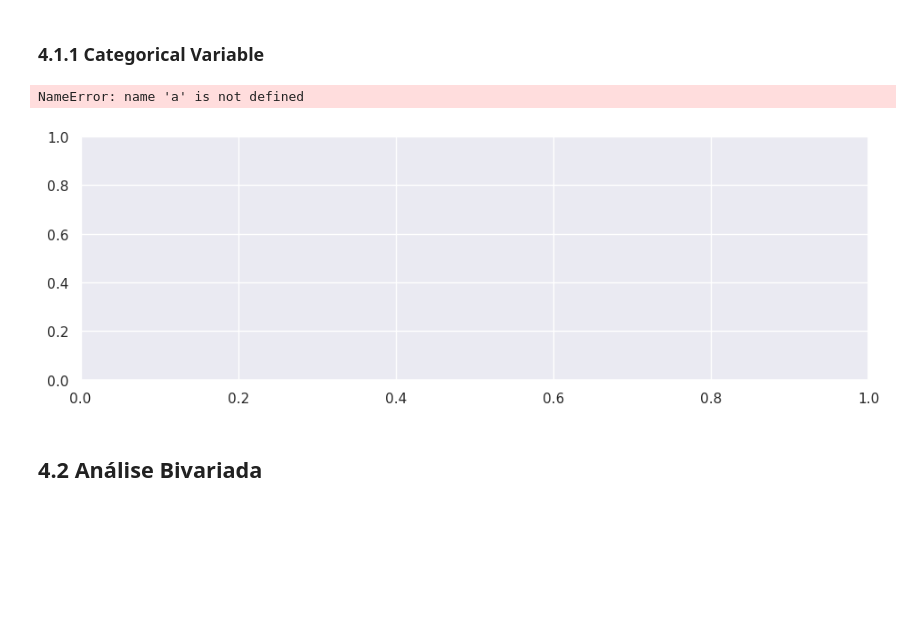
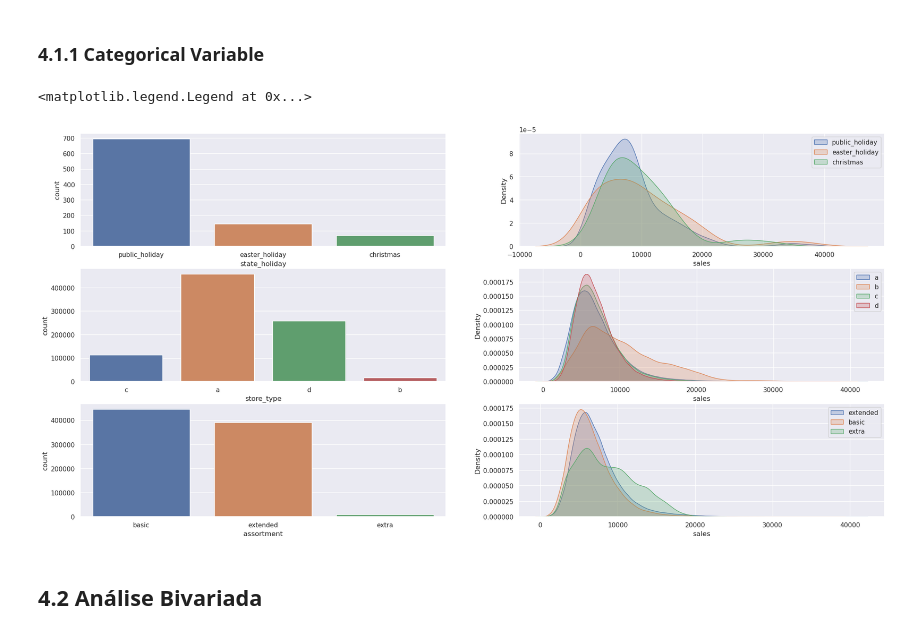
Before and after one commit to matheusventurads/Rossmann-sales-forecast, a Jupyter notebook: m04_v01_store_sales_prediction.ipynb, the cells around one changed output. Drawn from its saved outputs; the diff is of its cells as text; code cells hidden in the pictures; blank space fills up the shorter version.

```diff
--- a/m04_v01_store_sales_prediction.ipynb
+++ b/m04_v01_store_sales_prediction.ipynb
@@ -416,37 +430,37 @@ num_attributes.hist(bins=25);
 # state_holiday
 plt.subplot(3, 2, 1)
 ax = df4[df4['state_holiday'] != 'regular_day']
-sns.countplot(x=a['state_holiday'])
+sns.countplot(x=ax['state_holiday'])
 
 plt.subplot(3, 2, 2)
 ax1 = sns.kdeplot(df4[df4['state_holiday'] == 'public_holiday']['sales'], label='public_holiday', fill=True)
 ax1 = sns.kdeplot(df4[df4['state_holiday'] == 'easter_holiday']['sales'], label='easter_holiday', fill=True)
 ax1 = sns.kdeplot(df4[df4['state_holiday'] == 'christmas']['sales'], label='christmas', fill=True)
 ax1.legend(loc="upper right")
 
 # store_type
 plt.subplot(3, 2, 3)
 sns.countplot(x=df4['store_type'])
 
 plt.subplot(3, 2, 4)
 ax2 = sns.kdeplot(df4[df4['store_type'] == 'a']['sales'], label='a', fill=True)
 ax2 = sns.kdeplot(df4[df4['store_type'] == 'b']['sales'], label='b', fill=True)
 ax2 = sns.kdeplot(df4[df4['store_type'] == 'c']['sales'], label='c', fill=True)
 ax2 = sns.kdeplot(df4[df4['store_type'] == 'd']['sales'], label='d', fill=True)
 ax2.legend(loc="upper right")
 
 # assortment
 plt.subplot(3, 2, 5)
 sns.countplot(x=df4['assortment'])
 
 plt.subplot(3, 2, 6)
 ax3 = sns.kdeplot(df4[df4['assortment'] == 'extended']['sales'], label='extended', fill=True)
 ax3 = sns.kdeplot(df4[df4['assortment'] == 'basic']['sales'], label='basic', fill=True)
 ax3 = sns.kdeplot(df4[df4['assortment'] == 'extra']['sales'], label='extra', fill=True)
 ax3.legend(loc="upper right")
 # %% [output]
-NameError: name 'a' is not defined
+<matplotlib.legend.Legend at 0x...>
-[figure, old version]
+[figure, new version]
 # %% [markdown]
 ## 4.2 Análise Bivariada
 # %% [markdown]
```
Also changed, not shown: parts of 47 cells of this notebook.
